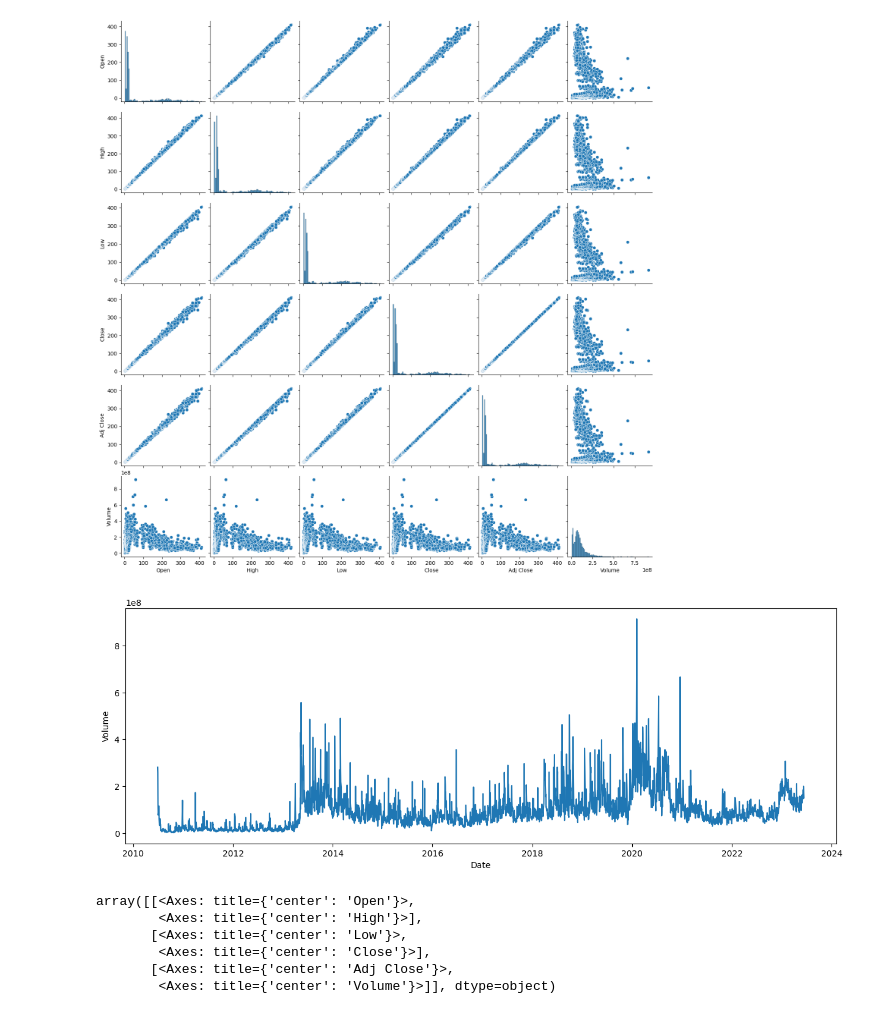
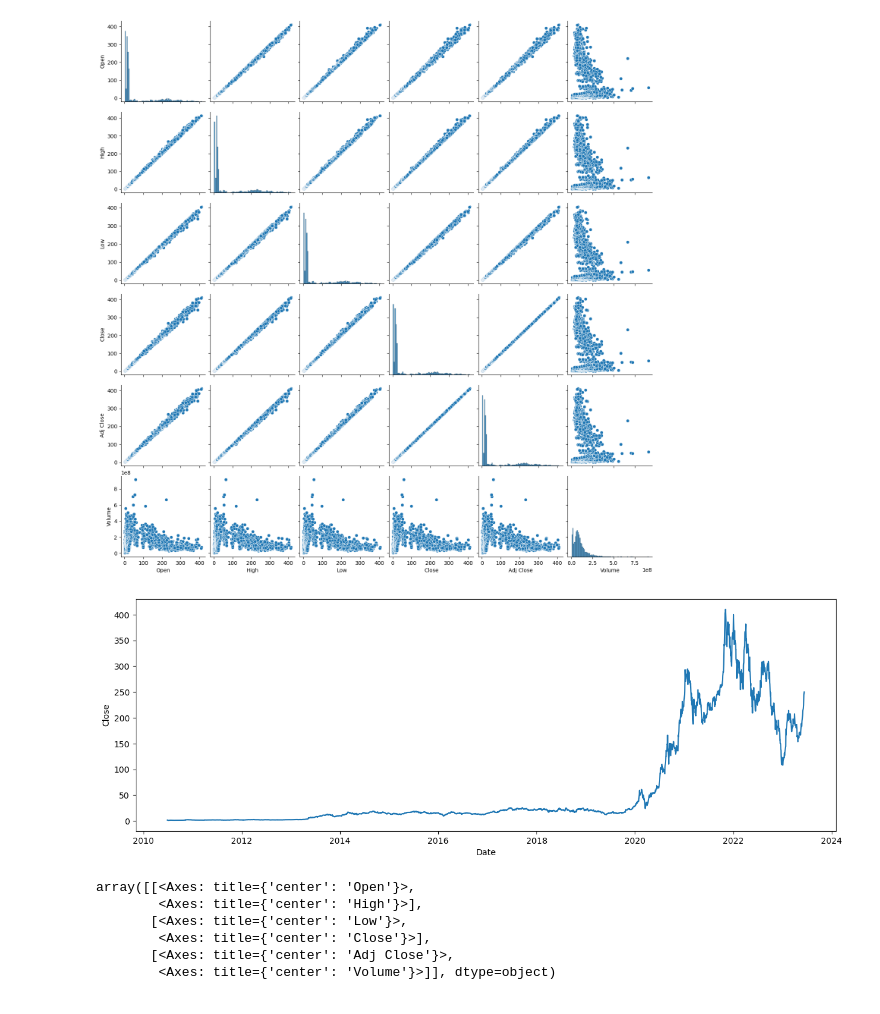
Before and after one commit to kinged0043/PremierProject1, a Jupyter notebook: projectnotebook.ipynb, the cells around one changed output. Drawn from its saved outputs; the diff is of its cells as text; code cells hidden in the pictures.

Commit message:
change line plot with volume to close

```diff
--- a/projectnotebook.ipynb
+++ b/projectnotebook.ipynb
@@ -127,12 +127,12 @@ sns.pairplot(data)
 <seaborn.axisgrid.PairGrid at 0x...>
 [figure]
 # %%
-# time series plot of the volume across the years
+# time series plot of the 'Close' across the years
 plt.figure(figsize=(15, 5))
-sns.lineplot(x='Date', y='Volume', data=data)
+sns.lineplot(x='Date', y='Close', data=data)
 plt.show()
 # %% [output]
-[figure, old version]
+[figure, new version]
 # %%
 # histogram of the vairables to sho their distribution
 data.hist(column=['Open', 'High', 'Low', 'Close', 'Adj Close', 'Volume'], figsize=(15, 10), bins=30)
```
